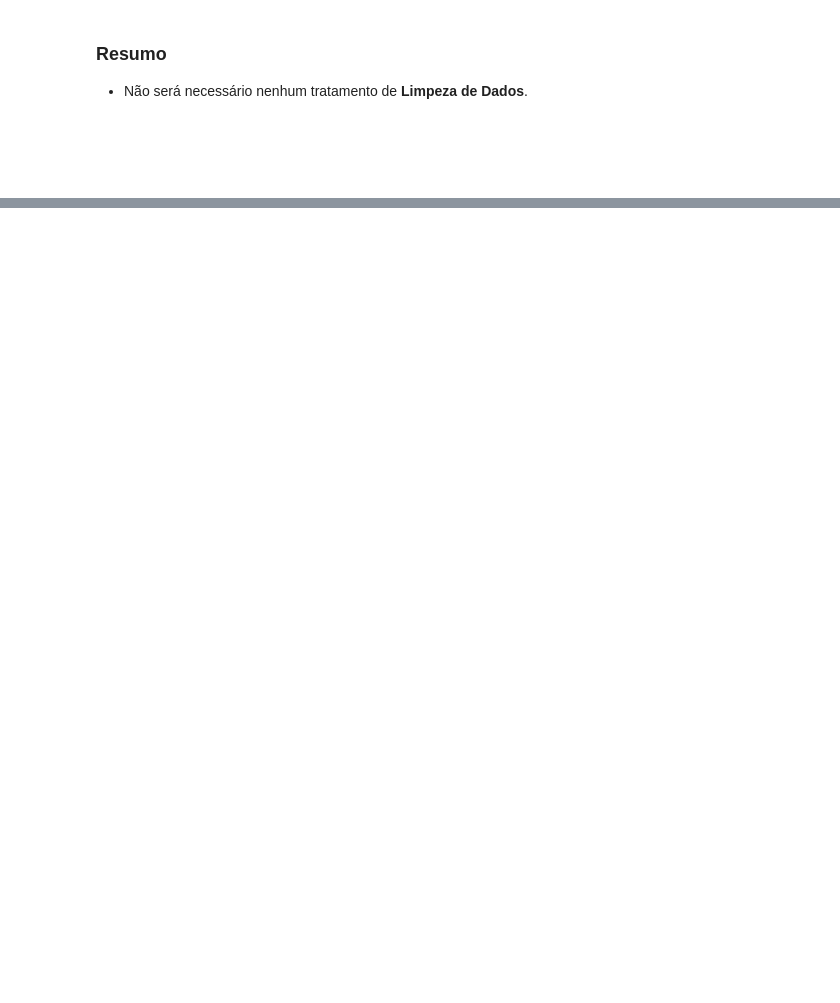
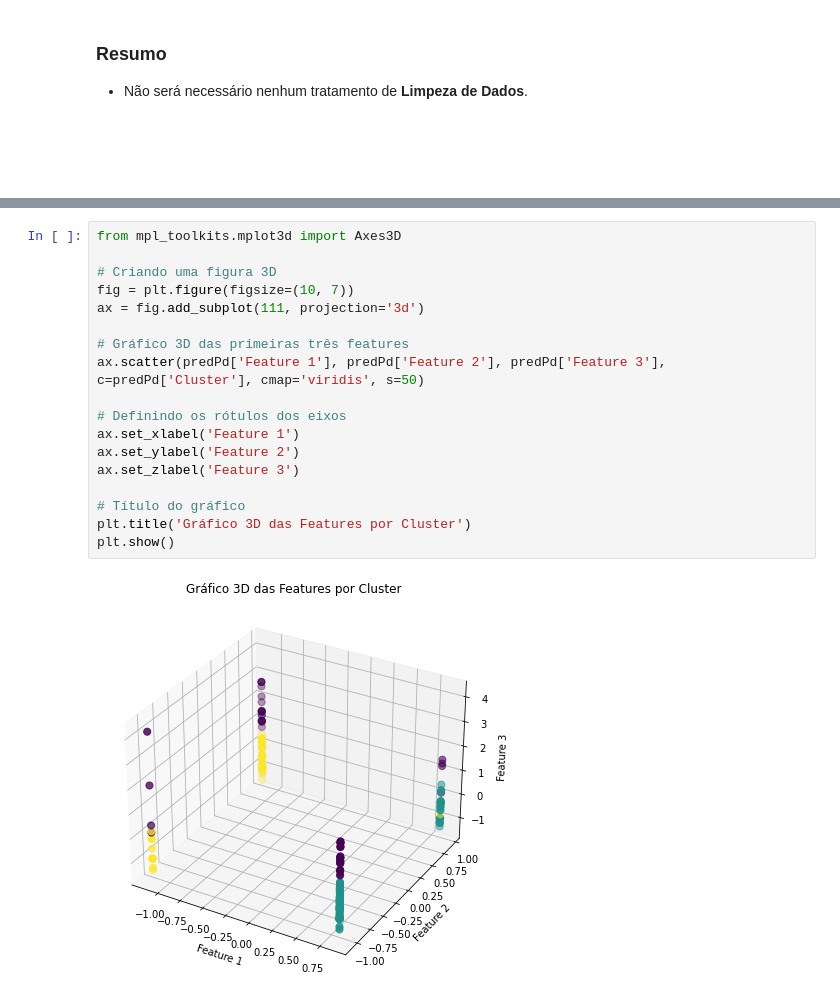
Before and after one commit to EduardoBran/Python_-_Machine_Learning_com_Apache_Spark, a Jupyter notebook: 05.Lab_5_-_Agrupando_Veiculos_por_Similaridade_-_Clusterizacao.ipynb, the cells around one changed output, grey strips where cells are left out. Drawn from its saved outputs; the diff is of its cells as text; blank space fills up the shorter version.

```diff
--- a/05.Lab_5_-_Agrupando_Veiculos_por_Similaridade_-_Clusterizacao.ipynb
+++ b/05.Lab_5_-_Agrupando_Veiculos_por_Similaridade_-_Clusterizacao.ipynb
@@ -361,0 +740,20 @@ Nenhuma coluna possui caracteres especiais.
+# %%
+from mpl_toolkits.mplot3d import Axes3D
+
+# Criando uma figura 3D
+fig = plt.figure(figsize=(10, 7))
+ax = fig.add_subplot(111, projection='3d')
+
+# Gráfico 3D das primeiras três features
+ax.scatter(predPd['Feature 1'], predPd['Feature 2'], predPd['Feature 3'], c=predPd['Cluster'], cmap='viridis', s=50)
+
+# Definindo os rótulos dos eixos
+ax.set_xlabel('Feature 1')
+ax.set_ylabel('Feature 2')
+ax.set_zlabel('Feature 3')
+
+# Título do gráfico
+plt.title('Gráfico 3D das Features por Cluster')
+plt.show()
+# %% [output]
+[figure, added]
```
Also changed, not shown: parts of 28 cells of this notebook, 2 other files.
